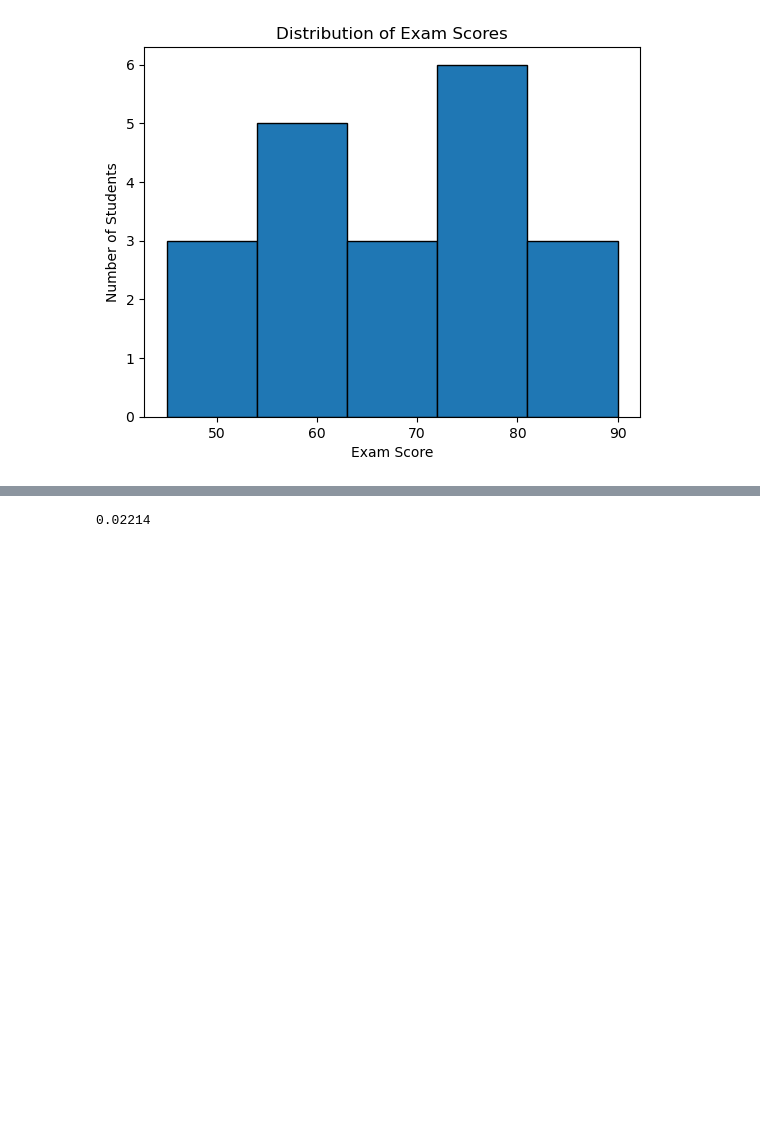
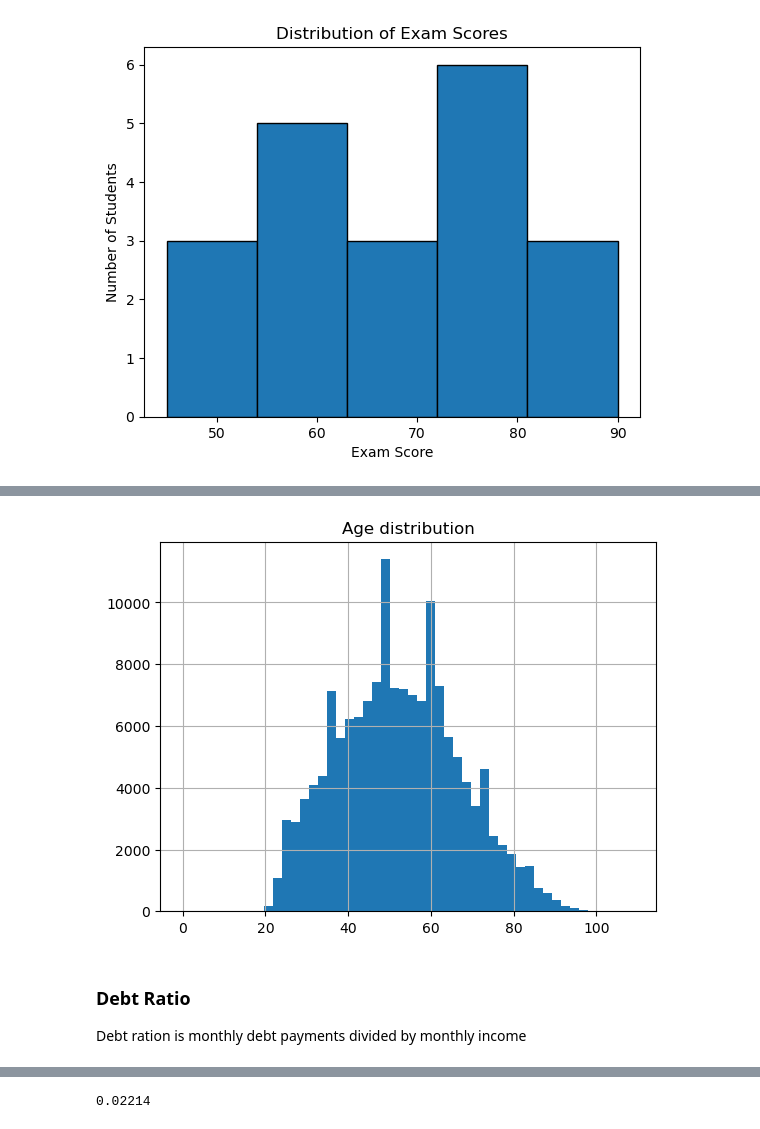
Before and after one commit to nb-acharya/credit-risk-analysis, a Jupyter notebook: notebooks/01_EDA.ipynb, the cells around one changed output, grey strips where cells are left out. Drawn from its saved outputs; the diff is of its cells as text; code cells hidden in the pictures; blank space fills up the shorter version.

Commit message:
EDA on MonthlyIncome and Age

```diff
--- a/notebooks/01_EDA.ipynb
+++ b/notebooks/01_EDA.ipynb
@@ -184,0 +252,10 @@ plt.show()
+# %%
+df['age'].hist(bins=50)
+plt.title("Age distribution")
+plt.show()
+# %% [output]
+[figure, added]
+# %% [markdown]
+### Debt Ratio
+
+Debt ration is monthly debt payments divided by monthly income
```
Also changed, not shown: parts of 30 cells of this notebook.
